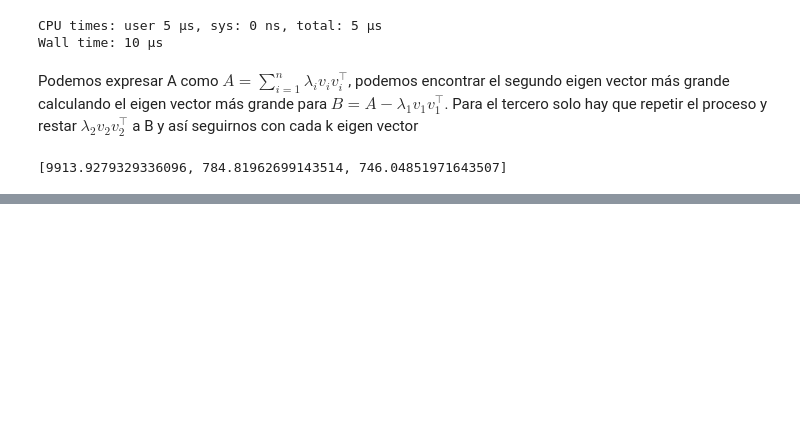
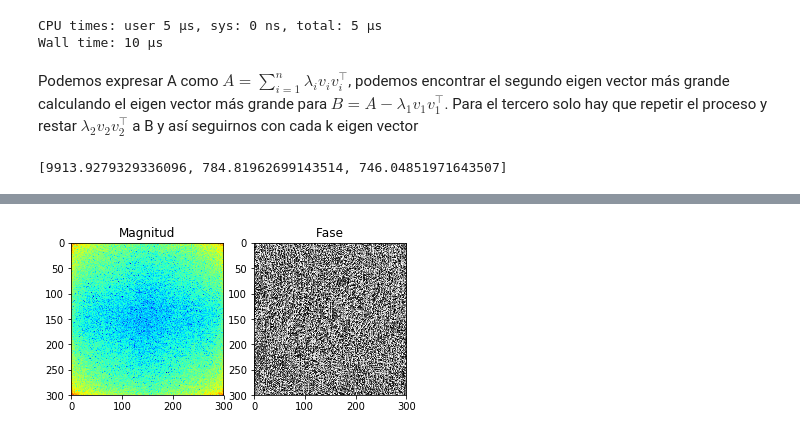
Before and after one commit to nottu/nottu-notes, a Jupyter notebook: MachineLearning/tarea1_jperalta.ipynb, the cells around one changed output, grey strips where cells are left out. Drawn from its saved outputs; the diff is of its cells as text; code cells hidden in the pictures; blank space fills up the shorter version.

```diff
--- a/MachineLearning/tarea1_jperalta.ipynb
+++ b/MachineLearning/tarea1_jperalta.ipynb
@@ -151,0 +240,10 @@ biggest_k_eig(A, 3)
+# %%
+plt.subplot(121)
+plt.imshow(np.log(np.abs(I)), cmap='jet')
+plt.title('Magnitud')
+plt.subplot(122)
+plt.imshow(np.angle(I), cmap='gray')
+plt.title('Fase')
+plt.show()
+# %% [output]
+[figure, added]
```
Also changed, not shown: parts of 15 cells of this notebook.
